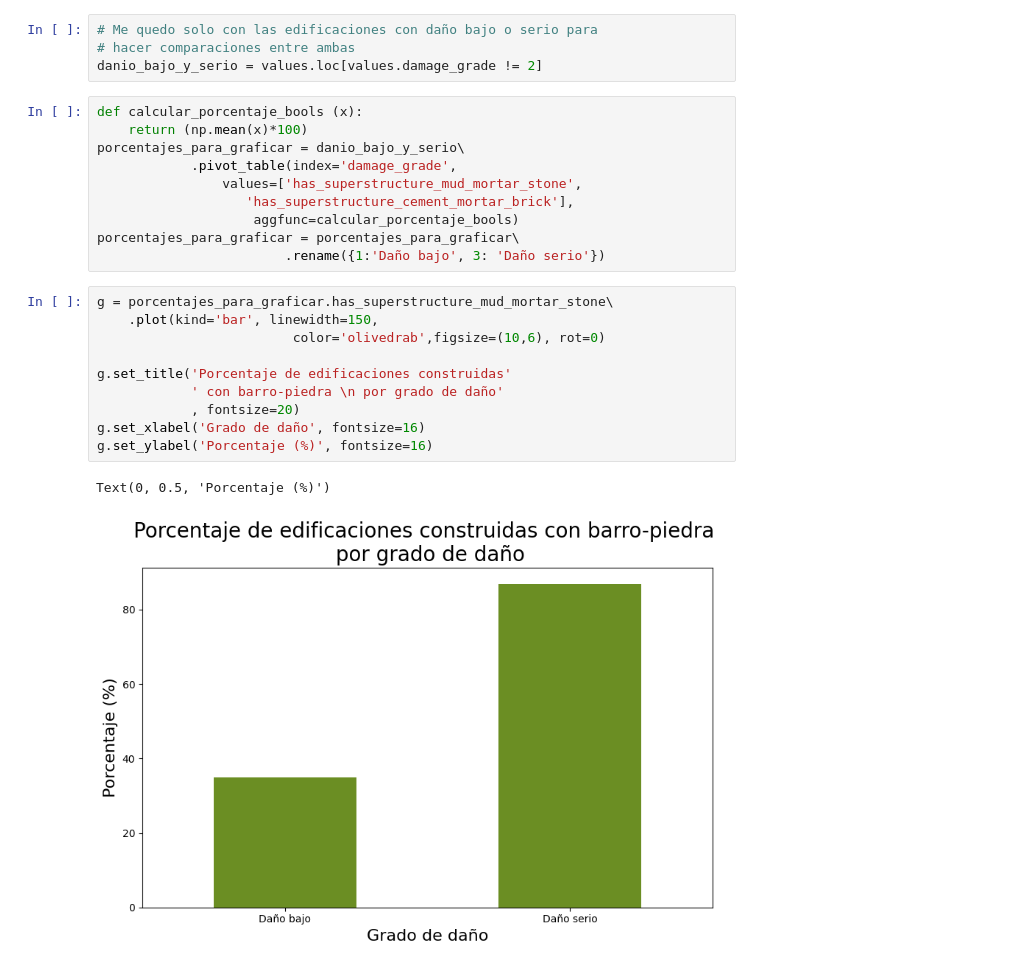
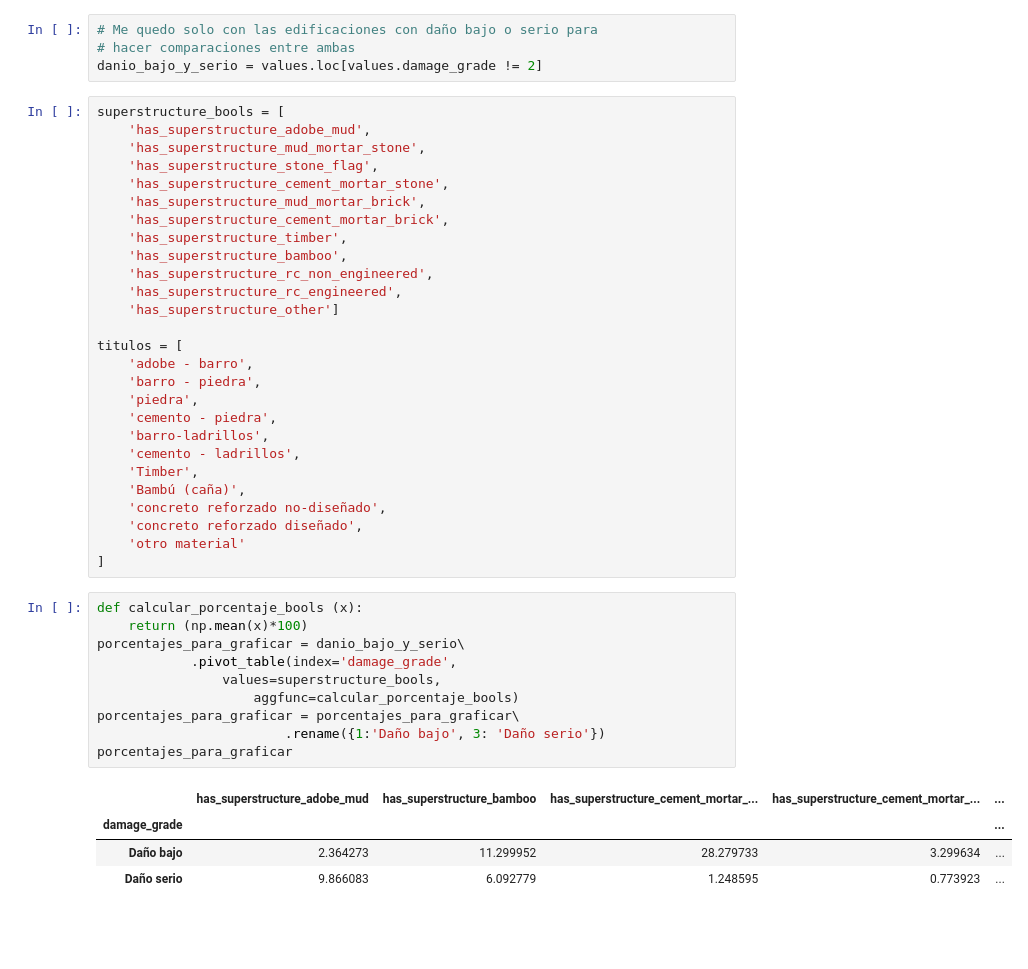
Before and after one commit to GuidoBergman/Datos---Tp1, a Jupyter notebook: Tp1.ipynb, the cells around one changed output. Cells and saved outputs as stored; diff of their text form; blank space fills up the shorter version.

```diff
--- a/Tp1.ipynb
+++ b/Tp1.ipynb
@@ -84,25 +79,44 @@ Ademas se puede ver que los tipos de fundacion 'u' y 'w' tienen distribuciones s
 # hacer comparaciones entre ambas
 danio_bajo_y_serio = values.loc[values.damage_grade != 2]
 # %%
-def calcular_porcentaje_bools (x):
-    return (np.mean(x)*100)
-porcentajes_para_graficar = danio_bajo_y_serio\
-            .pivot_table(index='damage_grade',
-                values=['has_superstructure_mud_mortar_stone',
-                   'has_superstructure_cement_mortar_brick'],
-                    aggfunc=calcular_porcentaje_bools)
-porcentajes_para_graficar = porcentajes_para_graficar\
-                        .rename({1:'Daño bajo', 3: 'Daño serio'})
+superstructure_bools = [
+    'has_superstructure_adobe_mud',
+    'has_superstructure_mud_mortar_stone',
+    'has_superstructure_stone_flag',
+    'has_superstructure_cement_mortar_stone',
+    'has_superstructure_mud_mortar_brick',
+    'has_superstructure_cement_mortar_brick',
+    'has_superstructure_timber',
+    'has_superstructure_bamboo',
+    'has_superstructure_rc_non_engineered',
+    'has_superstructure_rc_engineered',
+    'has_superstructure_other']
+
+titulos = [
+    'adobe - barro',
+    'barro - piedra',
+    'piedra',
+    'cemento - piedra',
+    'barro-ladrillos',
+    'cemento - ladrillos',
+    'Timber',
+    'Bambú (caña)',
+    'concreto reforzado no-diseñado',
+    'concreto reforzado diseñado',
+    'otro material'
+]
-# %%
-g = porcentajes_para_graficar.has_superstructure_mud_mortar_stone\
-    .plot(kind='bar', linewidth=150,
-                         color='olivedrab',figsize=(10,6), rot=0)
-
-g.set_title('Porcentaje de edificaciones construidas'
-            ' con barro-piedra \n por grado de daño'
-            , fontsize=20)
-g.set_xlabel('Grado de daño', fontsize=16)
-g.set_ylabel('Porcentaje (%)', fontsize=16)
-# %% [output]
-Text(0, 0.5, 'Porcentaje (%)')
-[figure, removed]
+# %%
+def calcular_porcentaje_bools (x):
+    return (np.mean(x)*100)
+porcentajes_para_graficar = danio_bajo_y_serio\
+            .pivot_table(index='damage_grade',
+                values=superstructure_bools,
+                    aggfunc=calcular_porcentaje_bools)
+porcentajes_para_graficar = porcentajes_para_graficar\
+                        .rename({1:'Daño bajo', 3: 'Daño serio'})
+porcentajes_para_graficar
+# %% [output]
+|  | has_superstructure_adobe_mud | has_superstructure_bamboo | has_superstructure_cement_mortar_... | has_superstructure_cement_mortar_... | ... |
+| damage_grade |  |  |  |  | ... |
+| Daño bajo | 2.364273 | 11.299952 | 28.279733 | 3.299634 | ... |
+| Daño serio | 9.866083 | 6.092779 | 1.248595 | 0.773923 | ... |
```
Also changed, not shown: parts of 5 cells of this notebook.
